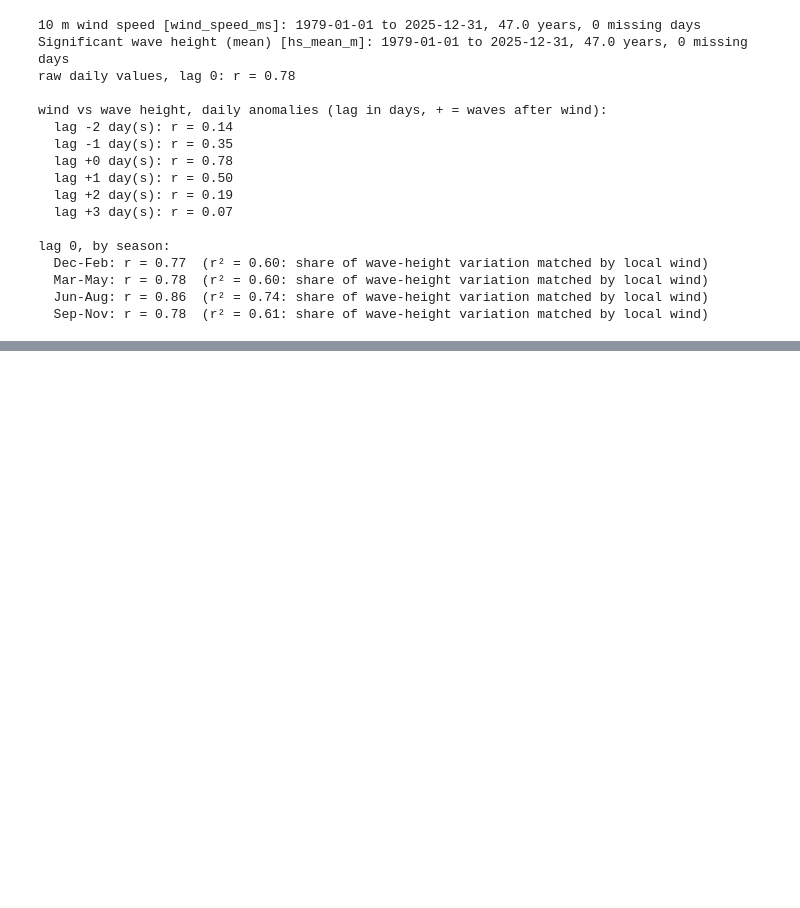
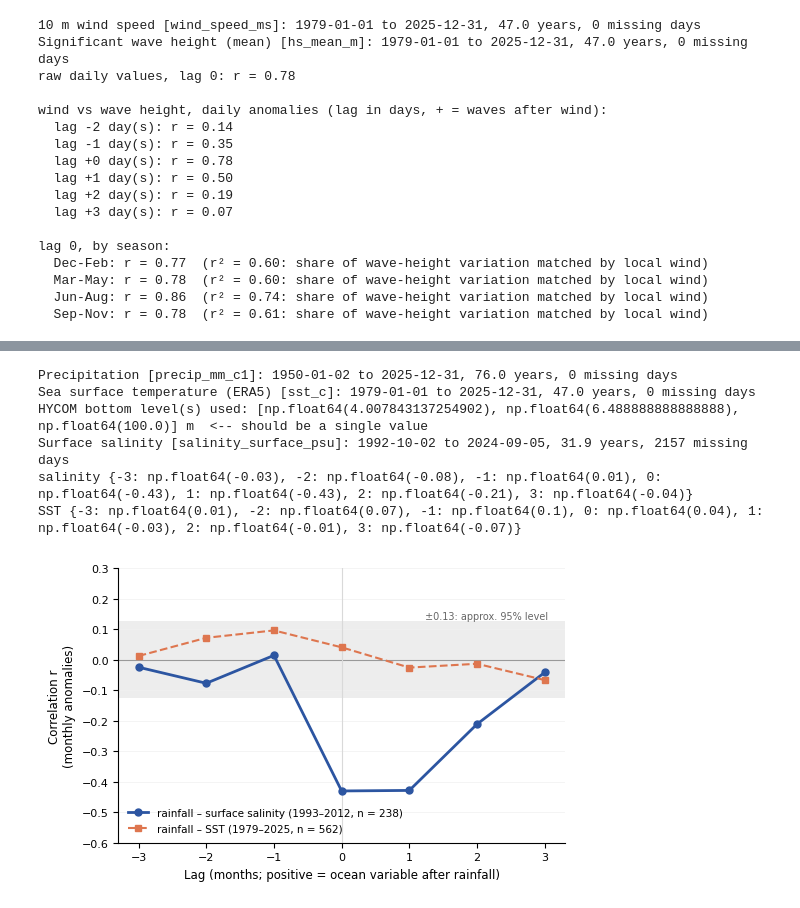
Before and after one commit to florisytzen5/MDP, a Jupyter notebook: Climatology/Baseline/Clima_Baseline.ipynb, the cells around one changed output, grey strips where cells are left out. Saved outputs shown, nothing was run; the diff lists cells and outputs as text; code cells hidden in the pictures; blank space fills up the shorter version.

```diff
--- a/Climatology/Baseline/Clima_Baseline.ipynb
+++ b/Climatology/Baseline/Clima_Baseline.ipynb
@@ -1867,0 +2043,59 @@ lag 0, by season:
+# %%
+import matplotlib.pyplot as plt
+
+SL_DIR = '/Users/sophiethomas/Desktop/MDP/Climatology/Baseline/sealevel/'
+COLORS = {'sst': '#de764f', 'sal': '#2c55a1'}
+
+rain, _ = load_series('precip_mm', 'c1')
+sst, _  = load_series('sst_c')
+sal, _  = load_series('salinity_surface_psu')
+sal = sal['1993':'2012']; sal = sal[sal >= 30]
+
+def monthly_anom(s, how='mean'):
+    m = s.resample('MS').sum() if how == 'sum' else s.resample('MS').mean()
+    return m - m.groupby(m.index.month).transform('mean')      # seasonal cycle removed
+
+R, SST, SAL = monthly_anom(rain, 'sum'), monthly_anom(sst), monthly_anom(sal)
+LAGS = np.arange(-3, 4)
+
+def lagcorr(x, y):
+    """r(lag) of x(t) with y(t + lag), and the number of months used"""
+    r, n = [], []
+    for L in LAGS:
+        d = pd.concat([x, y.shift(-L)], axis=1).dropna()
+        r.append(d.iloc[:, 0].corr(d.iloc[:, 1])); n.append(len(d))
+    return np.array(r), int(np.mean(n))
+
+r_sal, n_sal = lagcorr(R, SAL)
+r_sst, n_sst = lagcorr(R, SST)
+for name, r in [('salinity', r_sal), ('SST', r_sst)]:
+    print(name, dict(zip(LAGS.tolist(), np.round(r, 2))))
+
+fig, ax = plt.subplots(figsize=(5.5, 3.5))
+thr = 1.96 / np.sqrt(n_sal)                                  # approx. 95% level for the shorter series
+ax.axhspan(-thr, thr, color='0.93', zorder=0, lw=0)
+ax.axhline(0, color='0.6', lw=0.8)
+ax.axvline(0, color='0.85', lw=0.8)
+ax.plot(LAGS, r_sal, 'o-', color=COLORS['sal'], lw=2, ms=5, label=f'rainfall – surface salinity (1993–2012, n = {n_sal})')
+ax.plot(LAGS, r_sst, 's--', color=COLORS['sst'], lw=1.5, ms=4.5, label=f'rainfall – SST (1979–2025, n = {n_sst})')
+ax.set_xticks(LAGS)
+ax.set_xlabel('Lag (months; positive = ocean variable after rainfall)')
+ax.set_ylabel('Correlation r\n(monthly anomalies)')
+ax.set_ylim(-0.6, 0.3)
+ax.text(3.05, thr, f' ±{thr:.2f}: approx. 95% level', fontsize=7, color='0.4', va='bottom', ha='right')
+ax.legend(loc='lower left', frameon=False, fontsize=7.5)
+ax.grid(True, axis='y', color='0.94', lw=0.5, zorder=0); ax.set_axisbelow(True)
+ax.spines[['top', 'right']].set_visible(False)
+ax.tick_params(labelsize=8); ax.yaxis.label.set_size(8.5); ax.xaxis.label.set_size(8.5)
+
+plt.tight_layout()
+fig.savefig(SL_DIR + '../fig_rain_lagcorr.png', dpi=300, bbox_inches='tight')
+plt.show()
+# %% [output]
+Precipitation [precip_mm_c1]: 1950-01-02 to 2025-12-31, 76.0 years, 0 missing days
+Sea surface temperature (ERA5) [sst_c]: 1979-01-01 to 2025-12-31, 47.0 years, 0 missing days
+HYCOM bottom level(s) used: [np.float64(4.007843137254902), np.float64(6.488888888888888), np.float64(100.0)] m  <-- should be a single value
+Surface salinity [salinity_surface_psu]: 1992-10-02 to 2024-09-05, 31.9 years, 2157 missing days
+salinity {-3: np.float64(-0.03), -2: np.float64(-0.08), -1: np.float64(0.01), 0: np.float64(-0.43), 1: np.float64(-0.43), 2: np.float64(-0.21), 3: np.float64(-0.04)}
+SST {-3: np.float64(0.01), -2: np.float64(0.07), -1: np.float64(0.1), 0: np.float64(0.04), 1: np.float64(-0.03), 2: np.float64(-0.01), 3: np.float64(-0.07)}
+[figure, added]
```
Also changed, not shown: parts of 10 cells of this notebook, 6 other files.
